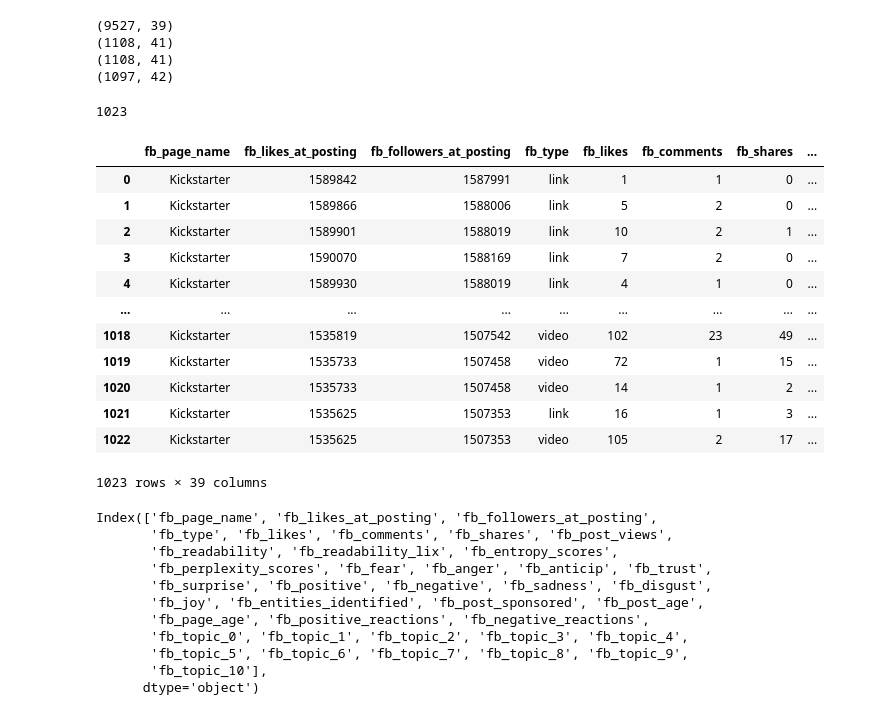
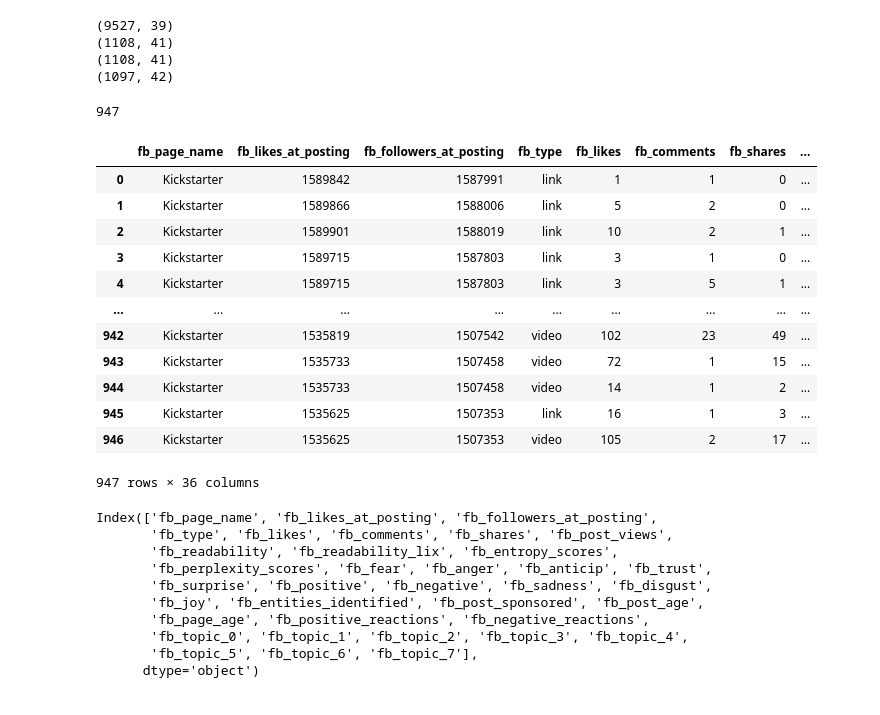
Before and after one commit to Akhil-Theerthala/Crowdfunding-Social-Media-Drivers, a Jupyter notebook: Data/kickstarter_data_integration.ipynb, the cells around one changed output. Cells and saved outputs as stored; diff of their text form; code cells hidden in the pictures.

```diff
--- a/Data/kickstarter_data_integration.ipynb
+++ b/Data/kickstarter_data_integration.ipynb
@@ -20,10 +20,10 @@ nlp = spacy.load('en_core_web_trf', disable=['parser', 'ner'])
 stop = stopwords.words('english')
 stemmer = SnowballStemmer('english')
 
-platform_df=pd.read_csv('/workspaces/Crowdfunding-Social-Media-Drivers/Reference Code/BTP - II/Data preperation/data_definition/before_creator.csv')
+platform_df=pd.read_csv('Kickstarter_only/before_creator.csv')
 # %%
 data=[]
-with open(r'/workspaces/Crowdfunding-Social-Media-Drivers/Reference Code/BTP - II/Data preperation/data_definition/creator_data.txt','r', encoding='utf-8') as f:
+with open(r'Kickstarter_only/creator_data.txt','r', encoding='utf-8') as f:
     for line in f:
         data.append([line.strip()])
 # %%
@@ -144,7 +144,7 @@ final_data
 # %% [markdown]
 ## Social Media data - redo
 # %%
-current_dir = '/workspaces/Crowdfunding-Social-Media-Drivers/Data/Kickstarter_only/'
+current_dir = 'Kickstarter_only/'
 
 post_data = pd.read_csv(current_dir + '2022-07-22-09-31-10-IST-feed-download.csv')
 print(post_data.shape)
@@ -187,39 +187,39 @@ print(post_data.shape)
 # %%
 post_data.rename(columns = {'index':'idx'}, inplace=True)
 # %%
-processed_csv = pd.read_csv("/workspaces/Crowdfunding-Social-Media-Drivers/Data/Original_dataset/processed_data.csv")
+processed_csv = pd.read_csv("Original_dataset/processed_data.csv")
 processed_csv = processed_csv[processed_csv.page_name == 'Kickstarter']
 processed_csv.rename(columns={'index':'idx'}, inplace=True)
 final_list = []
 for i in post_data.idx.to_list():
     if i in processed_csv.original_index.to_list():
         final_list.append(i)
 
 print(len(final_list))
 
 post_data = post_data[post_data.idx.isin(final_list)]
 processed_csv = processed_csv[processed_csv.original_index.isin(final_list)]
 
 processed_csv.drop('original_index', axis=1, inplace=True)
 processed_csv.reset_index(drop=True, inplace=True)
 processed_csv.columns = ['fb_'+x for x in processed_csv.columns.to_list()]
 
 processed_csv
 # %% [output]
-1023
+947
 |  | fb_page_name | fb_likes_at_posting | fb_followers_at_posting | fb_type | fb_likes | fb_comments | fb_shares | ... |
 | 0 | Kickstarter | 1589842 | 1587991 | link | 1 | 1 | 0 | ... |
 | 1 | Kickstarter | 1589866 | 1588006 | link | 5 | 2 | 0 | ... |
 | 2 | Kickstarter | 1589901 | 1588019 | link | 10 | 2 | 1 | ... |
-| 3 | Kickstarter | 1590070 | 1588169 | link | 7 | 2 | 0 | ... |
-| 4 | Kickstarter | 1589930 | 1588019 | link | 4 | 1 | 0 | ... |
+| 3 | Kickstarter | 1589715 | 1587803 | link | 3 | 1 | 0 | ... |
+| 4 | Kickstarter | 1589715 | 1587803 | link | 3 | 5 | 1 | ... |
 | ... | ... | ... | ... | ... | ... | ... | ... | ... |
-| 1018 | Kickstarter | 1535819 | 1507542 | video | 102 | 23 | 49 | ... |
-| 1019 | Kickstarter | 1535733 | 1507458 | video | 72 | 1 | 15 | ... |
-| 1020 | Kickstarter | 1535733 | 1507458 | video | 14 | 1 | 2 | ... |
-| 1021 | Kickstarter | 1535625 | 1507353 | link | 16 | 1 | 3 | ... |
-| 1022 | Kickstarter | 1535625 | 1507353 | video | 105 | 2 | 17 | ... |
+| 942 | Kickstarter | 1535819 | 1507542 | video | 102 | 23 | 49 | ... |
+| 943 | Kickstarter | 1535733 | 1507458 | video | 72 | 1 | 15 | ... |
+| 944 | Kickstarter | 1535733 | 1507458 | video | 14 | 1 | 2 | ... |
+| 945 | Kickstarter | 1535625 | 1507353 | link | 16 | 1 | 3 | ... |
+| 946 | Kickstarter | 1535625 | 1507353 | video | 105 | 2 | 17 | ... |
-1023 rows × 39 columns
+947 rows × 36 columns
 # %%
 processed_csv.columns
 # %% [output]
@@ -231,8 +231,7 @@ Index(['fb_page_name', 'fb_likes_at_posting', 'fb_followers_at_posting',
        'fb_joy', 'fb_entities_identified', 'fb_post_sponsored', 'fb_post_age',
        'fb_page_age', 'fb_positive_reactions', 'fb_negative_reactions',
        'fb_topic_0', 'fb_topic_1', 'fb_topic_2', 'fb_topic_3', 'fb_topic_4',
-       'fb_topic_5', 'fb_topic_6', 'fb_topic_7', 'fb_topic_8', 'fb_topic_9',
-       'fb_topic_10'],
+       'fb_topic_5', 'fb_topic_6', 'fb_topic_7'],
       dtype='object')
 # %%
 final_data = final_data.iloc[post_data.final_data_idx.values, :].drop('idx', axis=1).reset_index(drop=True)
```
Also changed, not shown: parts of 3 cells of this notebook, 8 other files.
